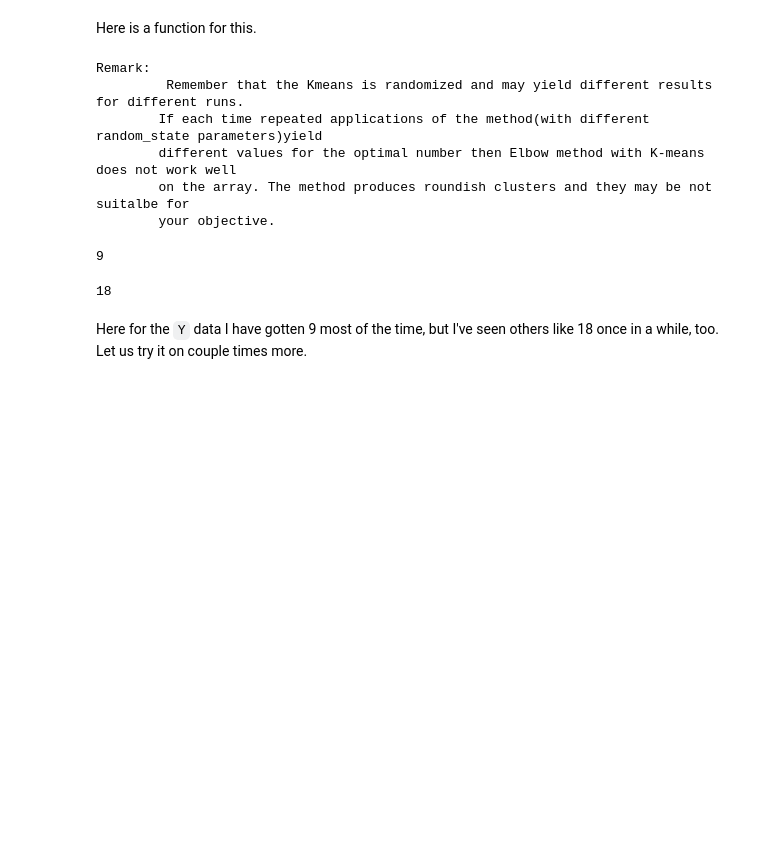
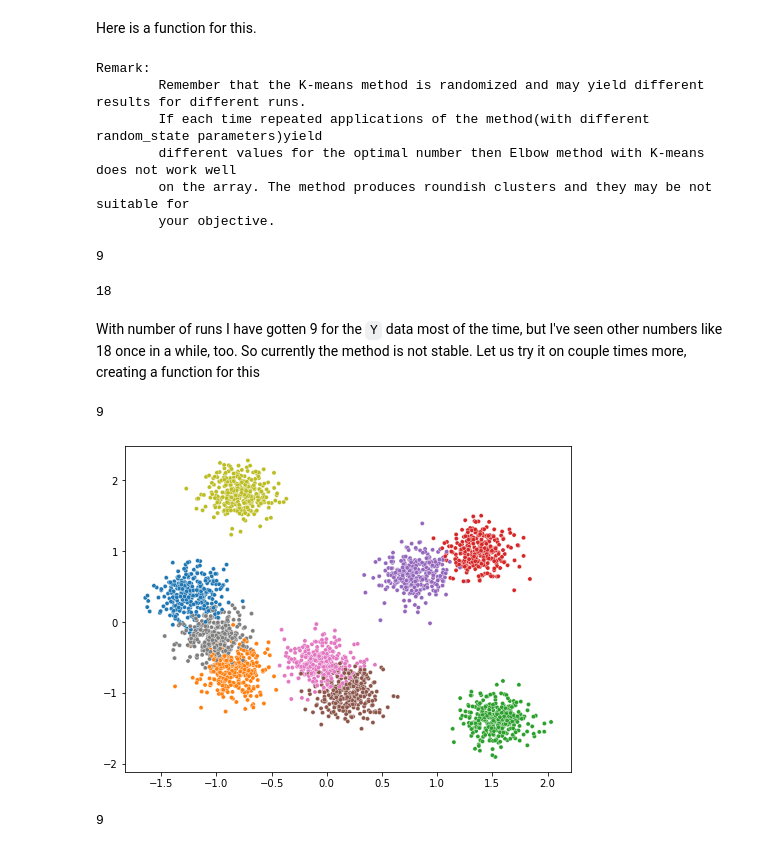
Before and after one commit to HNYMZRL/Numeric_ElbowMethod_For_K-means, a Jupyter notebook: Numeric_Elbow_Method_for_K-Means_Clustering_with_Justification.ipynb, the cells around one changed output. Saved outputs shown, nothing was run; the diff lists cells and outputs as text; code cells hidden in the pictures; blank space fills up the shorter version.

Commit message:
Added comments, examples
I added more examples,  more feedback and my comments to them.

```diff
--- a/Numeric_Elbow_Method_for_K-Means_Clustering_with_Justification.ipynb
+++ b/Numeric_Elbow_Method_for_K-Means_Clustering_with_Justification.ipynb
@@ -229,10 +236,11 @@ Clearly the computed cosines are not affected by plot scaling and they are bette
 # %% [markdown]
 Here is a function for this.
 # %%
-def ElbowMethod(array, max_cluster_number, min_cluster_number=1, init = 'k-means++', max_iter = 300, n_init = 50, random_state = None, remark=True):
+def ElbowMethod(array, max_cluster_number, min_cluster_number=1, init = 'k-means++',
+                max_iter = 300, n_init = 50, random_state = None, remark=True):
     import numpy as np
     from sklearn.cluster import KMeans
-    wcss = np.zeros(max_cluster_number) #within_cluster_sum_squares
+    wcss = np.zeros(max_cluster_number) # a future within_cluster_sum_squares array
 
     for i in range(max_cluster_number):
         n = i+1 # we are to start with at least 1 cluster
@@ -240,19 +248,20 @@ def ElbowMethod(array, max_cluster_number, min_cluster_number=1, init = 'k-means
         kmeans.fit(array)
         wcss[i] = kmeans.inertia_
 
-    cosines = -1 * np.ones(max_cluster_number-2)# the agles are between cluster numbers, so the 1st and last does not count
+    cosines = -1 * np.ones(max_cluster_number-2)# the agles are between cluster numbers, so
+    # 1st and last do not count
 
     for i in range(max_cluster_number-2):
-    # check if the point is below a segment midpoint connecting its neighbors
+    # at first check if the point is below a segment midpoint connecting its neighbors
         if (wcss[i+1] < (wcss[i+2]+wcss[i])/2 ):
             cosines[i]= (-1+(wcss[i]-wcss[i+1])*(wcss[i+2]-wcss[i+1]))/ \
             ((1+(wcss[i]-wcss[i+1])**2)*(1+ (wcss[i+2]-wcss[i+1])**2))**.5
 
     if remark:
-        print("""Remark:\n\t Remember that the Kmeans is randomized and may yield different results for different runs.
+        print("""Remark:\n\tRemember that the K-means method is randomized and may yield different results for different runs.
         If each time repeated applications of the method(with different random_state parameters)yield
         different values for the optimal number then Elbow method with K-means does not work well
-        on the array. The method produces roundish clusters and they may be not suitalbe for
+        on the array. The method produces roundish clusters and they may be not suitable for
         your objective.""")
 
     return (np.flip(np.argsort(cosines[1:-1]))+2+min_cluster_number)[0]
@@ -261,10 +270,10 @@ def ElbowMethod(array, max_cluster_number, min_cluster_number=1, init = 'k-means
 ElbowMethod(X, possible_cluster_n, max_iter=500)
 # %% [output]
 Remark:
-         Remember that the Kmeans is randomized and may yield different results for different runs.
+        Remember that the K-means method is randomized and may yield different results for different runs.
         If each time repeated applications of the method(with different random_state parameters)yield
         different values for the optimal number then Elbow method with K-means does not work well
-        on the array. The method produces roundish clusters and they may be not suitalbe for
+        on the array. The method produces roundish clusters and they may be not suitable for
         your objective.
 9
 # %%
@@ -272,5 +281,25 @@ ElbowMethod(array = Y, max_cluster_number = possible_cluster_n, max_iter=500, re
 # %% [output]
 18
 # %% [markdown]
-Here for the `Y` data I have gotten 9 most of the time, but I've seen others like 18 once in a while, too. Let us try it on couple times more.
+With number of runs I have gotten 9 for the `Y` data most of the time, but I've seen other numbers like 18 once in a while, too. So currently the method is not stable. Let us try it on couple times more, creating a function for this
+# %%
+def examples_with_9_clusters(points_per_cluster, max_cluster_number, random_state=0, n_features=2):
+    from sklearn.datasets import make_blobs
+    from sklearn.preprocessing import StandardScaler
+    data, centers = make_blobs(n_samples=(points_per_cluster*9), centers= true_cluster_n, n_features=n_features, random_state=random_state)
+    scaler = StandardScaler()
+    data = scaler.fit_transform(data)
+    if n_features == 2:
+        plot_9_Clusters(data, centers)
+    return ElbowMethod(array = data, max_cluster_number = max_cluster_number, max_iter=500, remark=False)
+# %%
+examples_with_9_clusters(points_per_cluster=points_per_cluster, random_state=9, max_cluster_number=16)
+# %% [output]
+9
+[figure, added]
+# %%
+examples_with_9_clusters(points_per_cluster=points_per_cluster, random_state=9,
+                         max_cluster_number=16, n_features=3)
+# %% [output]
+9
 # %% [markdown]
```
Also changed, not shown: parts of 14 cells of this notebook.
